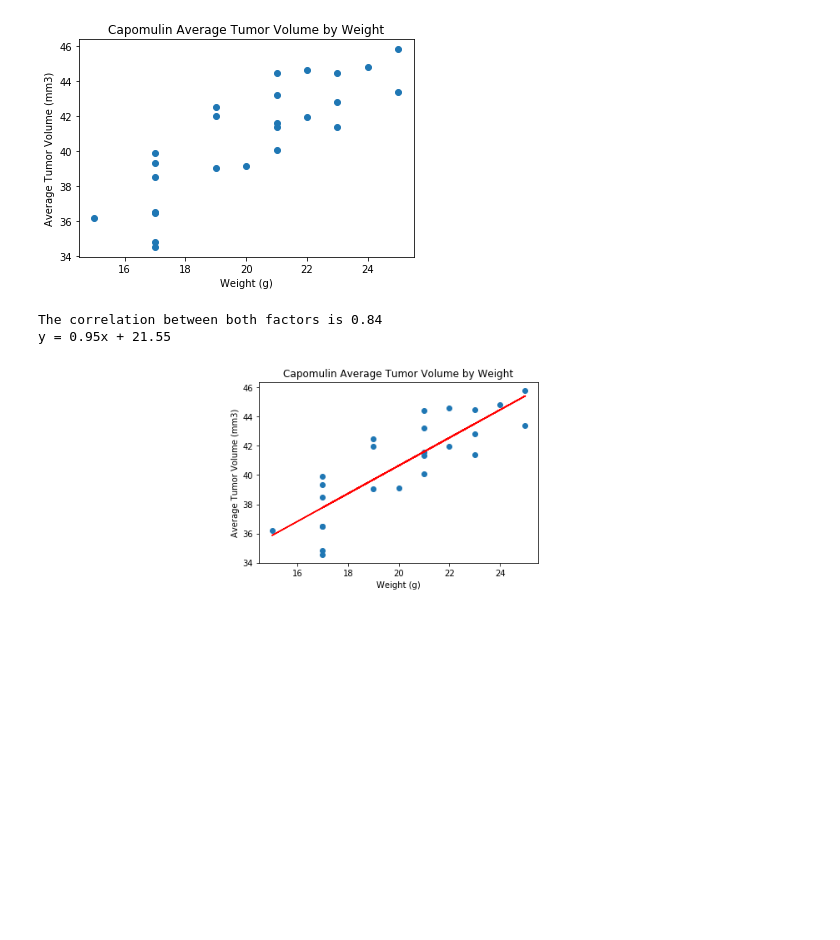
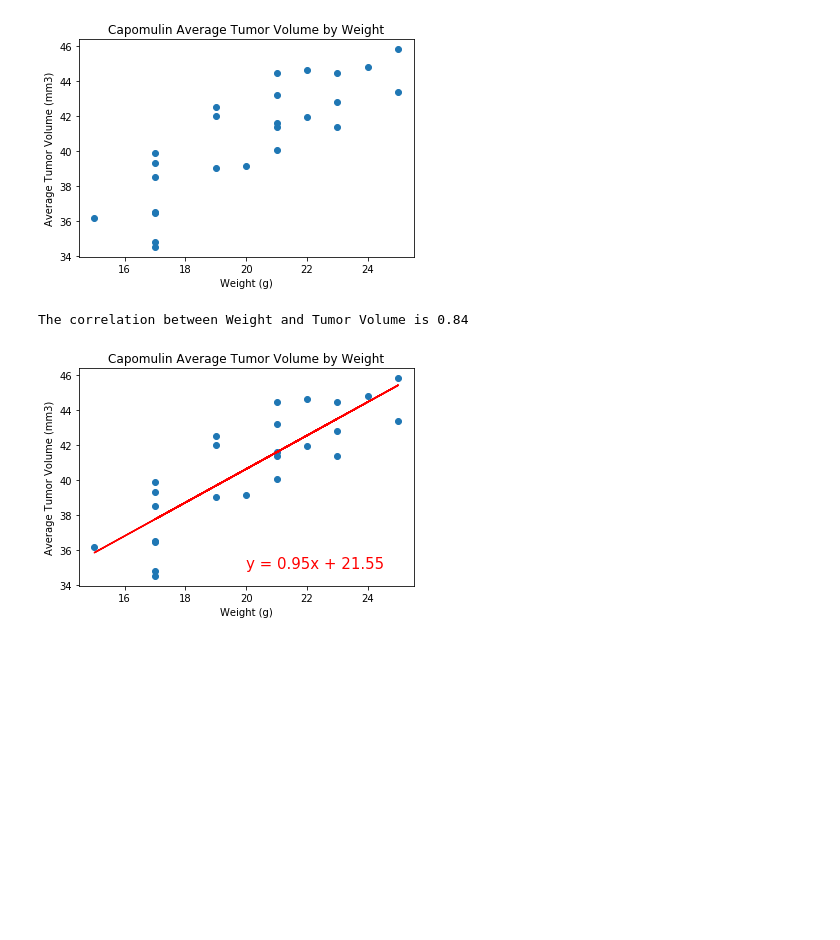
Before and after one commit to nvanlangen/matplotlib-challenge, a Jupyter notebook: Pymaceuticals/pymaceuticals_NVL.ipynb, the cells around one changed output. Cells and saved outputs as stored; diff of their text form; code cells hidden in the pictures; blank space fills up the shorter version.

```diff
--- a/Pymaceuticals/pymaceuticals_NVL.ipynb
+++ b/Pymaceuticals/pymaceuticals_NVL.ipynb
@@ -289,33 +294,31 @@ plt.show()
 # %%
 # Calculate the correlation coefficient and linear regression model for mouse weight and average tumor volume for the Capomulin regimen
 
 # Create weigth and tumor volume DataFrames
 weight = capomulin_mouse_df.loc[:,"Weight (g)"]
 tumor_volume = capomulin_mouse_df.loc[:,"Tumor Volume (mm3)"]
 # Calculate the Pearson r value between weight and tumor volume
 correlation = st.pearsonr(weight,tumor_volume)
-print(f"The correlation between both factors is {round(correlation[0],2)}")
+print(f"The correlation between Weight and Tumor Volume is {round(correlation[0],2)}")
 
 # Get the linear regression values
 (slope, intercept, rvalue, pvalue, stderr) = st.linregress(weight, tumor_volume)
 regress_values = weight * slope + intercept
 # Get the regression line equation
 line_eq = "y = " + str(round(slope,2)) + "x + " + str(round(intercept,2))
-print(line_eq)
 
 # Create the same scatter plot
 plt.scatter(capomulin_mouse_df["Weight (g)"],capomulin_mouse_df["Tumor Volume (mm3)"])
 plt.xlabel("Weight (g)")
 plt.ylabel("Average Tumor Volume (mm3)")
 plt.title("Capomulin Average Tumor Volume by Weight")
 
 # Create the regression line on the scatter plot
 plt.plot(weight,regress_values,"r-")
-plt.annotate(line_eq,(6,10),fontsize=15,color="red")
+plt.annotate(line_eq,(20,35),fontsize=15,color="red")
 
 # Display the scatter plot
 plt.show()
 # %% [output]
-The correlation between both factors is 0.84
-y = 0.95x + 21.55
+The correlation between Weight and Tumor Volume is 0.84
-[figure, old version]
+[figure, new version]
```
Also changed, not shown: parts of 5 cells of this notebook.
